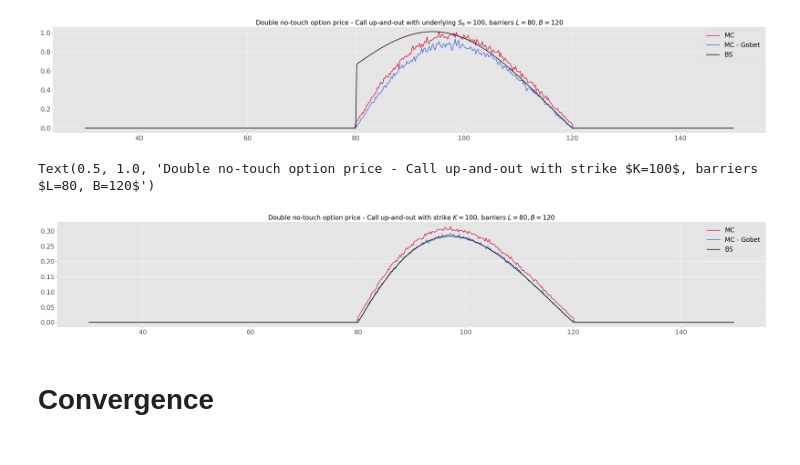
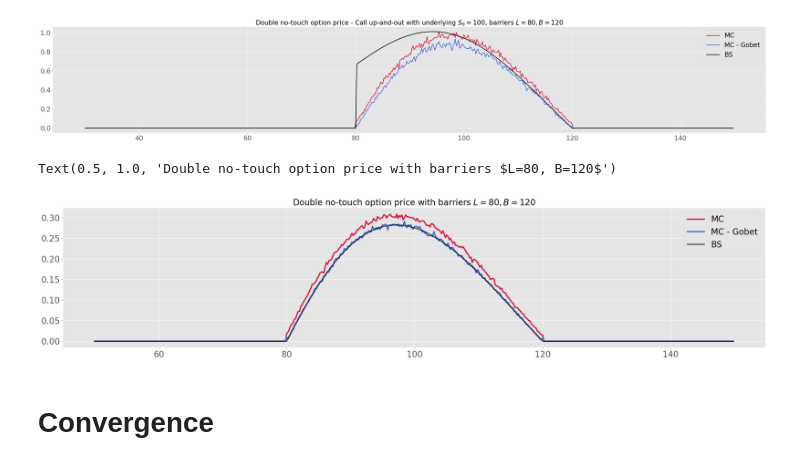
Before and after one commit to vtisserand/killed_diffusion, a Jupyter notebook: nbs/killed.ipynb, the cells around one changed output. Cells and saved outputs as stored; diff of their text form; code cells hidden in the pictures.

```diff
--- a/nbs/killed.ipynb
+++ b/nbs/killed.ipynb
@@ -119,24 +119,24 @@ fig.savefig("killed_diffusion/report/img/cuo_mc.pdf", format="pdf", bbox_inches=
 # %%
 dnt = []
 underlying = []
-for i in range(600):
-    S0 = 0.2 * i + 30.0
+for i in range(500):
+    S0 = 0.2 * i + 50.0
     price = killed_diffusion.price_double_no_touch_call(S0, K, r, T, sigma, N, M, L, B)
     dnt.append(price)
     underlying.append(S0)
 # %%
 dnt_gobet = []
 underlying = []
-for i in range(600):
-    S0 = 0.2 * i + 30.0
+for i in range(500):
+    S0 = 0.2 * i + 50.0
     price = killed_diffusion.price_double_no_touch_call_gobet(S0, K, r, T, sigma, N, M, L, B, k_limit=10)
     dnt_gobet.append(price)
     underlying.append(S0)
 # %%
 dnt_bs = []
 underlying = []
-for i in range(600):
-    S0 = 0.2 * i + 30.0
+for i in range(500):
+    S0 = 0.2 * i + 50.0
     price = killed_diffusion.bs_double_no_touch_call(S0, K, r, T, sigma, L, B)
     dnt_bs.append(price)
     underlying.append(S0)
@@ -173,21 +173,21 @@ def dnt_func(S0, K, r, T, sigma, L, B):
 # %%
 dnt_bs = []
 underlying = []
-for i in range(600):
-    S0 = 0.2 * i + 30.0
+for i in range(500):
+    S0 = 0.2 * i + 50.0
     price = dnt_func(S0, K, r, T, sigma, L, B)
     dnt_bs.append(price)
     underlying.append(S0)
 # %%
 fig, ax = plt.subplots()
-ax.plot(underlying, dnt, c='crimson', label='MC')
-ax.plot(underlying, dnt_gobet, c='royalblue', label='MC - Gobet')
-ax.plot(underlying, dnt_bs, c='black', label='BS')
+ax.plot(underlying, dnt, c='crimson', label='MC', linewidth=3)
+ax.plot(underlying, dnt_gobet, c='royalblue', label='MC - Gobet', linewidth=3)
+ax.plot(underlying, dnt_bs, c='black', label='BS', linewidth=3, alpha=0.6)
 ax.legend()
-ax.set_title(r'Double no-touch option price - Call up-and-out with strike $K=100$, barriers $L=80, B=120$')
+ax.set_title(r'Double no-touch option price with barriers $L=80, B=120$')
 # %% [output]
-Text(0.5, 1.0, 'Double no-touch option price - Call up-and-out with strike $K=100$, barriers $L=80, B=120$')
+Text(0.5, 1.0, 'Double no-touch option price with barriers $L=80, B=120$')
-[figure, old version]
+[figure, new version]
 # %%
 fig.savefig("killed_diffusion/report/img/dnt_mc.pdf", format="pdf", bbox_inches='tight')
 # %% [markdown]
```
Also changed, not shown: parts of 9 cells of this notebook, 5 other files.
